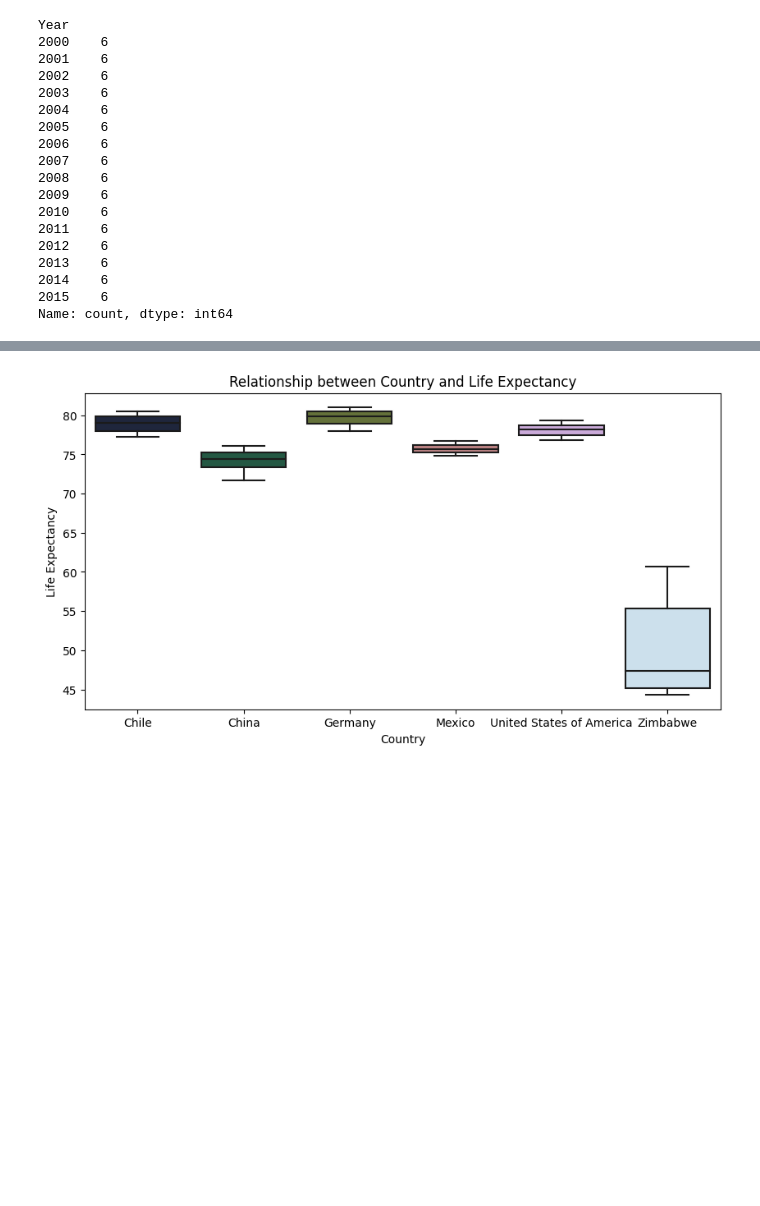
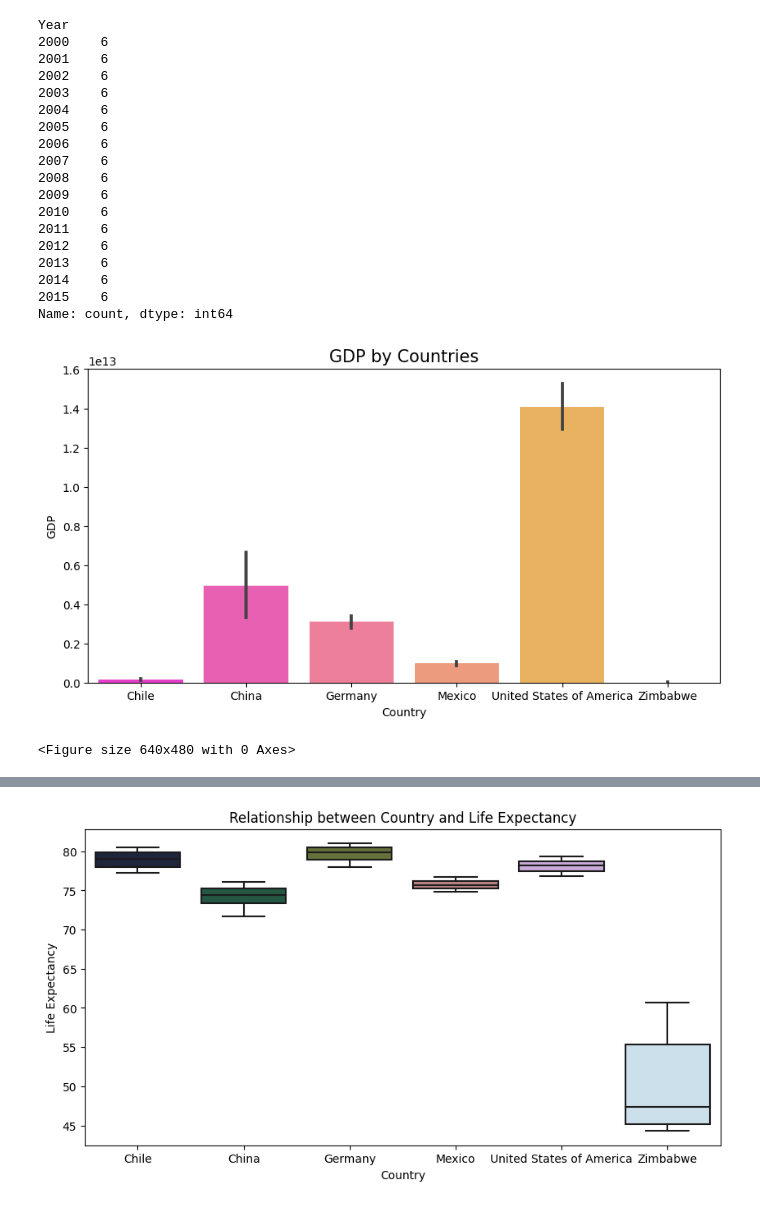
Before and after one commit to chikeibezim/life-expectancy-and-gdp, a Jupyter notebook: Life-Expectancy-and-GDP-Starter/life_expectancy_gdp.ipynb, the cells around one changed output, grey strips where cells are left out. Drawn from its saved outputs; the diff is of its cells as text; code cells hidden in the pictures; blank space fills up the shorter version.

```diff
--- a/Life-Expectancy-and-GDP-Starter/life_expectancy_gdp.ipynb
+++ b/Life-Expectancy-and-GDP-Starter/life_expectancy_gdp.ipynb
@@ -102,3 +102,15 @@ Year
 2014    6
 2015    6
 Name: count, dtype: int64
+# %%
+# We can see that our data consists of equal records for each country and year
+# Let's investigate the GDP's for each country as well as the Life Expectancy using a bar chart
+
+plt.figure(figsize=(10,5))
+sns.barplot(x="Country", y="GDP", data=who_data, palette="spring")
+plt.title("GDP by Countries", fontdict={"fontsize": 15})
+plt.show()
+plt.clf()
+# %% [output]
+[figure, added]
+<Figure size 640x480 with 0 Axes>
```
Also changed, not shown: parts of 5 cells of this notebook.
